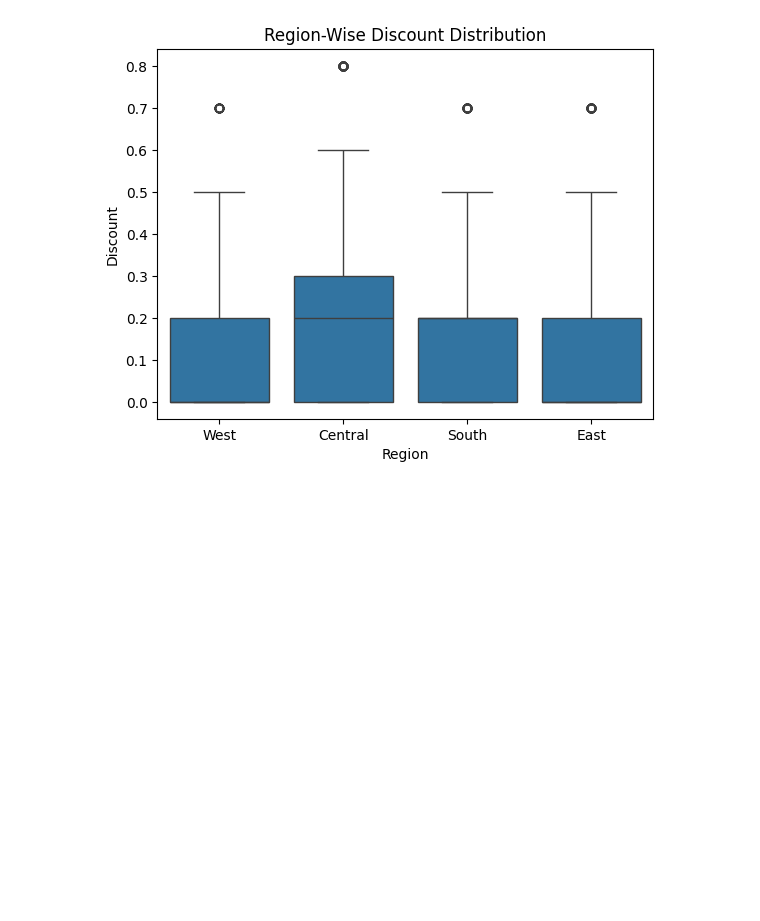
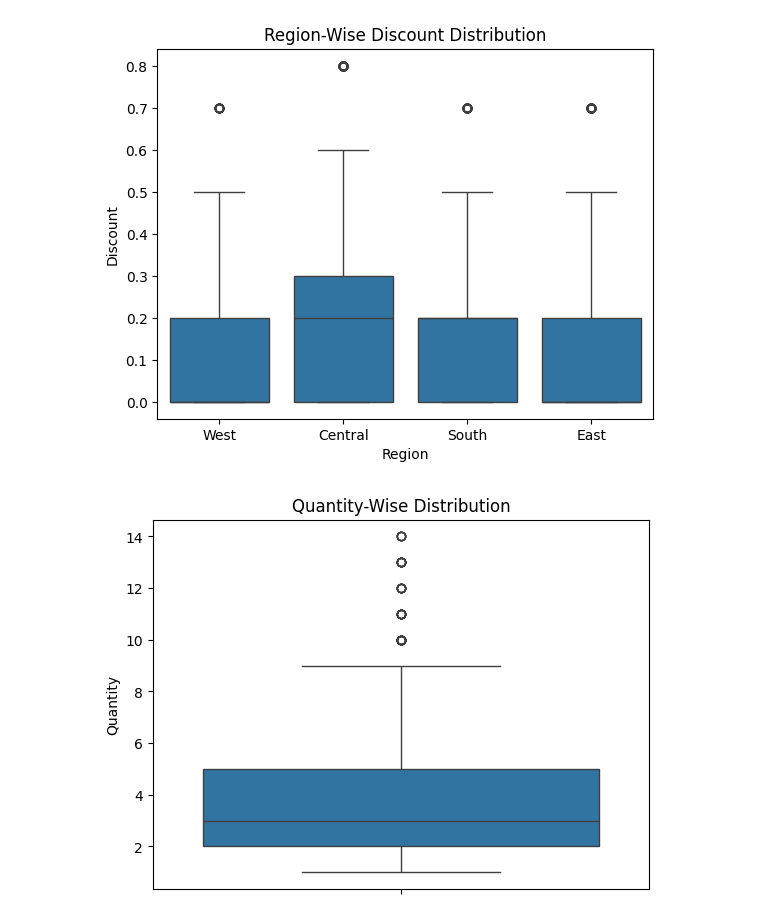
Before and after one commit to ankitg-02/sales_analysis, a Jupyter notebook: Corporate.ipynb, the cells around one changed output. Drawn from its saved outputs; the diff is of its cells as text; code cells hidden in the pictures; blank space fills up the shorter version.

```diff
--- a/Corporate.ipynb
+++ b/Corporate.ipynb
@@ -185,3 +193,10 @@ plt.title("Region-Wise Discount Distribution")
 plt.show()
 # %% [output]
 [figure]
+# %%
+#quantity pattern distribution
+sns.boxplot(corporate_data['Quantity'])
+plt.title("Quantity-Wise Distribution")
+plt.show()
+# %% [output]
+[figure, added]
```
Also changed, not shown: parts of 4 cells of this notebook.
